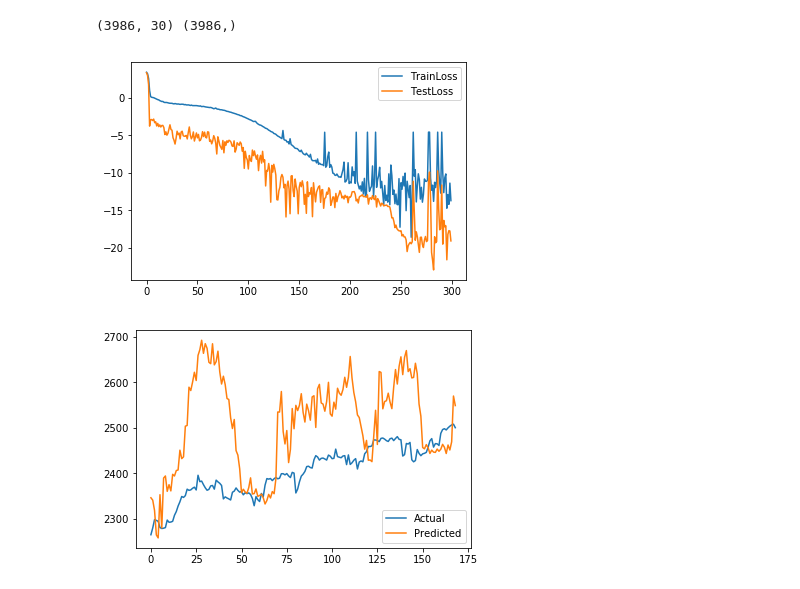
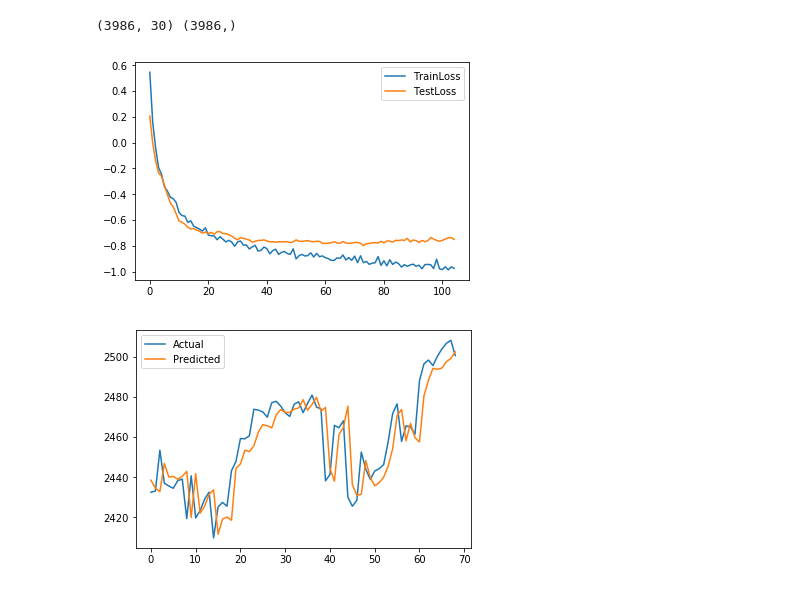
Before and after one commit to sshh12/StockMarketML, a Jupyter notebook: BasicPredictionRegression.ipynb, the cells around one changed output. Saved outputs shown, nothing was run; the diff lists cells and outputs as text; code cells hidden in the pictures.

```diff
--- a/BasicPredictionRegression.ipynb
+++ b/BasicPredictionRegression.ipynb
@@ -15,7 +16,7 @@ Using TensorFlow backend.
 # Setup (Globals/Hyperz)
 
 window_size = 30
-epochs      = 300
+epochs      = 1000
 batch_size  = 128
 # %%
 # Loading and Splitting Data
@@ -61,13 +62,24 @@ def get_model(variation='mlp-regression'):
 
         model = Sequential()
 
-        model.add(Dense(30, input_dim=window_size, activation='relu'))
+        model.add(Dense(40, input_dim=window_size))
+        model.add(BatchNormalization())
+        model.add(Activation('relu'))
         model.add(Dropout(.25))
 
-        model.add(Dense(20, activation='relu'))
+        model.add(Dense(30))
+        model.add(BatchNormalization())
+        model.add(Activation('relu'))
         model.add(Dropout(.25))
 
-        model.add(Dense(10, activation='relu'))
+        model.add(Dense(30))
+        model.add(BatchNormalization())
+        model.add(Activation('relu'))
+        model.add(Dropout(.25))
+
+        model.add(Dense(10))
+        model.add(BatchNormalization())
+        model.add(Activation('relu'))
 
         model.add(Dense(1, activation='linear'))
 
@@ -87,51 +99,51 @@ print(trainX.shape, trainY.shape)
 
 model = get_model(variation='mlp-regression')
 
-history = model.fit(trainX, trainY, epochs=epochs, batch_size=batch_size, validation_data=(testX, testY), verbose=0)
+history = model.fit(trainX, trainY, epochs=epochs, batch_size=batch_size, validation_data=(testX, testY), verbose=0, callbacks=[EarlyStopping(patience=30)])
 
 plt.plot(np.log(history.history['loss']))
 plt.plot(np.log(history.history['val_loss']))
 plt.legend(['TrainLoss', 'TestLoss'])
 plt.show()
 # %% [output]
-[figure, old version]
+[figure, new version]
 # %%
 # Test
 
 data = csv_as_numpy('GSPC')[1][:, 3]
 
-data = data[-200:]
+data = data[-100:]
 
 prices_actual = []
 prices_predicted = []
 
 for i in range(len(data) - window_size - 1):
 
     X = data[i: i + window_size]
     Y = data[i + window_size]
 
     X = np.array([X])
 
     mean = np.mean(X)
 
     X = X - mean
 
     std = np.std(X)
 
     X = X / std
 
     prediction = model.predict(X)
 
     # prediction = model.predict(np.reshape(X, (X.shape[0], 1, X.shape[1])))
 
     prediction = prediction * std + mean
 
     prices_actual.append(Y)
     prices_predicted.append(np.squeeze(prediction))
 
 plt.plot(prices_actual)
 plt.plot(prices_predicted)
 plt.legend(['Actual', 'Predicted'])
 plt.show()
 # %% [output]
-[figure, old version]
+[figure, new version]
```
Also changed, not shown: parts of 1 cell of this notebook, 5 other files.
